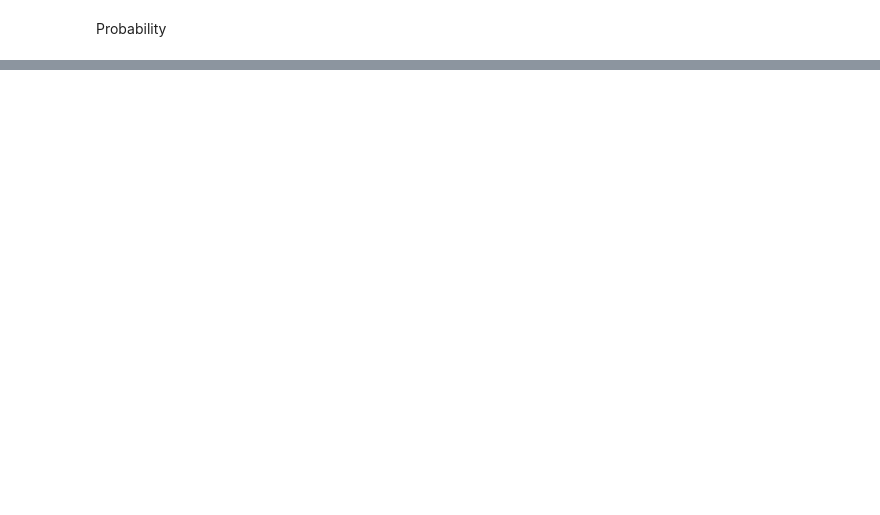
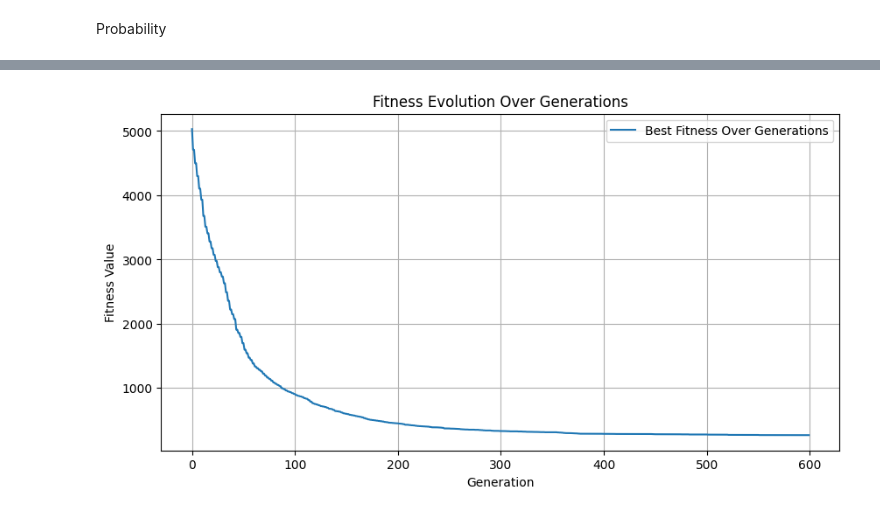
Before and after one commit to marcellinow/diagonal-magic-cube, a Jupyter notebook: main.ipynb, the cells around one changed output, grey strips where cells are left out. Drawn from its saved outputs; the diff is of its cells as text; code cells hidden in the pictures; blank space fills up the shorter version.

```diff
--- a/main.ipynb
+++ b/main.ipynb
@@ -253,0 +208,4 @@ print("\nBest Fitness:", best_fitness)
+# %%
+GA.hist_plot()
+# %% [output]
+[figure, added]
```
Also changed, not shown: parts of 24 cells of this notebook, 1 other file.
